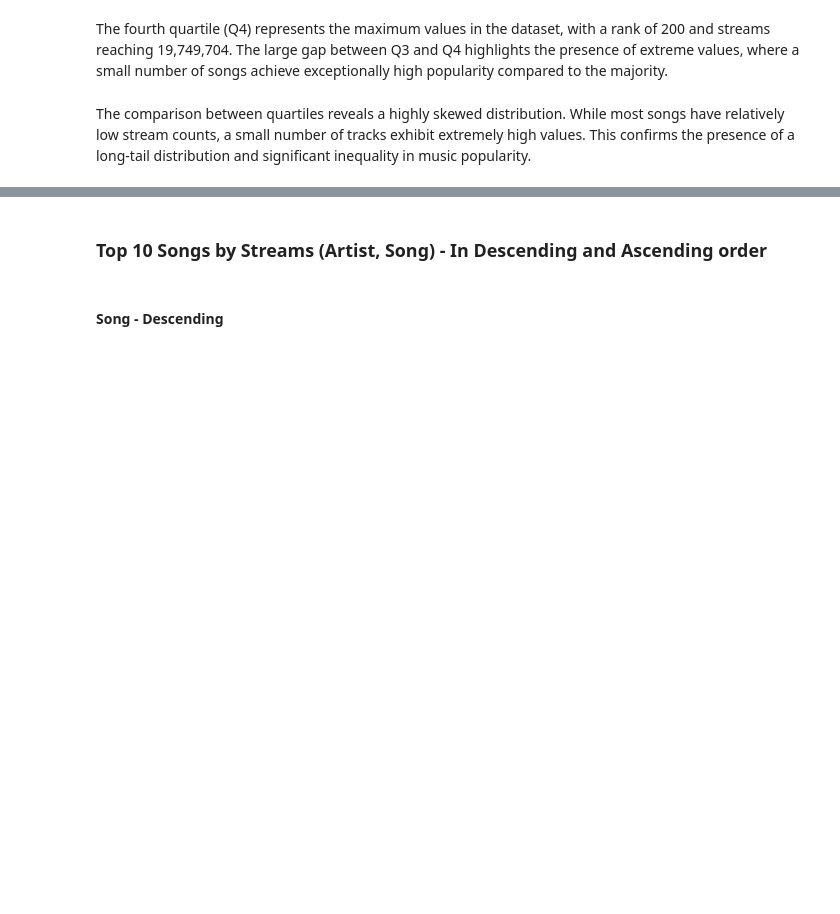
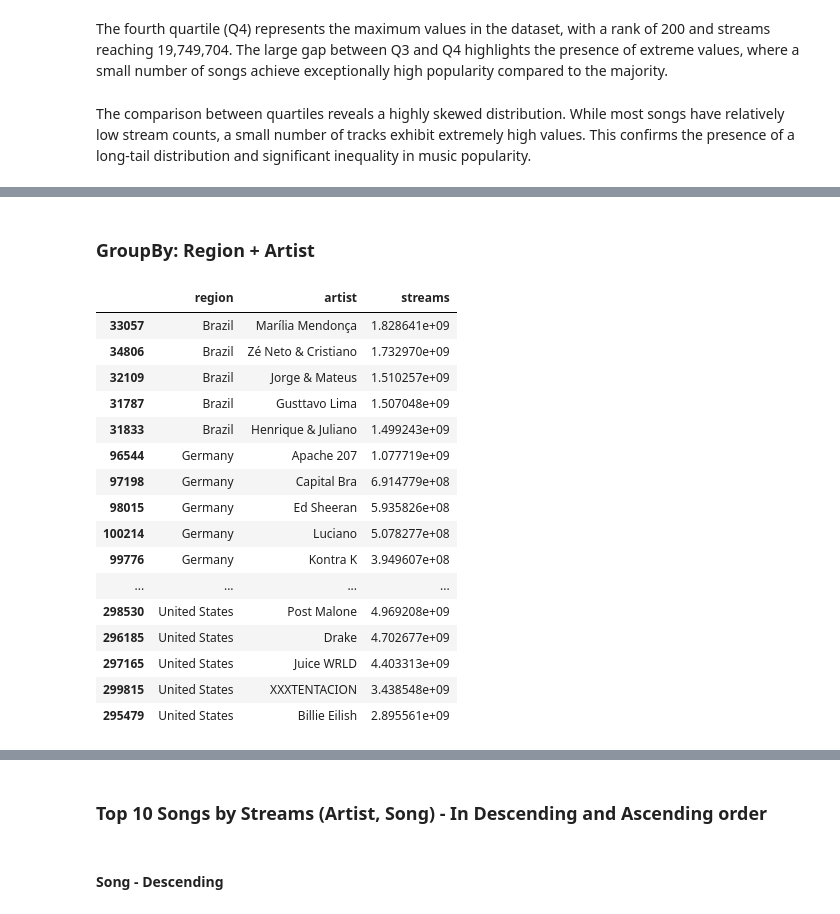
Before and after one commit to NastyaGolovina/Music_Recommendations_Dashboard, a Jupyter notebook: main_notebook.ipynb, the cells around one changed output, grey strips where cells are left out. Cells and saved outputs as stored; diff of their text form; code cells hidden in the pictures; blank space fills up the shorter version.

```diff
--- a/main_notebook.ipynb
+++ b/main_notebook.ipynb
@@ -152,0 +235,33 @@ The comparison between quartiles reveals a highly skewed distribution. While mos
+# %% [markdown]
+### GroupBy: Region + Artist
+# %%
+top5_per_region = (
+    music.groupby(["region", "artist"])["streams"]
+    .sum()
+    .reset_index()
+    .sort_values(["region", "streams"], ascending=[True, False])
+    .groupby("region")
+    .head(5)
+)
+countries = ["United States", "Brazil", "Germany", "Mexico", "South Korea"]
+
+top5_selected = top5_per_region[top5_per_region["region"].isin(countries)]
+top5_selected
+# %% [output]
+|  | region | artist | streams |
+| 33057 | Brazil | Marília Mendonça | 1.828641e+09 |
+| 34806 | Brazil | Zé Neto & Cristiano | 1.732970e+09 |
+| 32109 | Brazil | Jorge & Mateus | 1.510257e+09 |
+| 31787 | Brazil | Gusttavo Lima | 1.507048e+09 |
+| 31833 | Brazil | Henrique & Juliano | 1.499243e+09 |
+| 96544 | Germany | Apache 207 | 1.077719e+09 |
+| 97198 | Germany | Capital Bra | 6.914779e+08 |
+| 98015 | Germany | Ed Sheeran | 5.935826e+08 |
+| 100214 | Germany | Luciano | 5.078277e+08 |
+| 99776 | Germany | Kontra K | 3.949607e+08 |
+| ... | ... | ... | ... |
+| 298530 | United States | Post Malone | 4.969208e+09 |
+| 296185 | United States | Drake | 4.702677e+09 |
+| 297165 | United States | Juice WRLD | 4.403313e+09 |
+| 299815 | United States | XXXTENTACION | 3.438548e+09 |
+| 295479 | United States | Billie Eilish | 2.895561e+09 |
```
Also changed, not shown: parts of 11 cells of this notebook.
